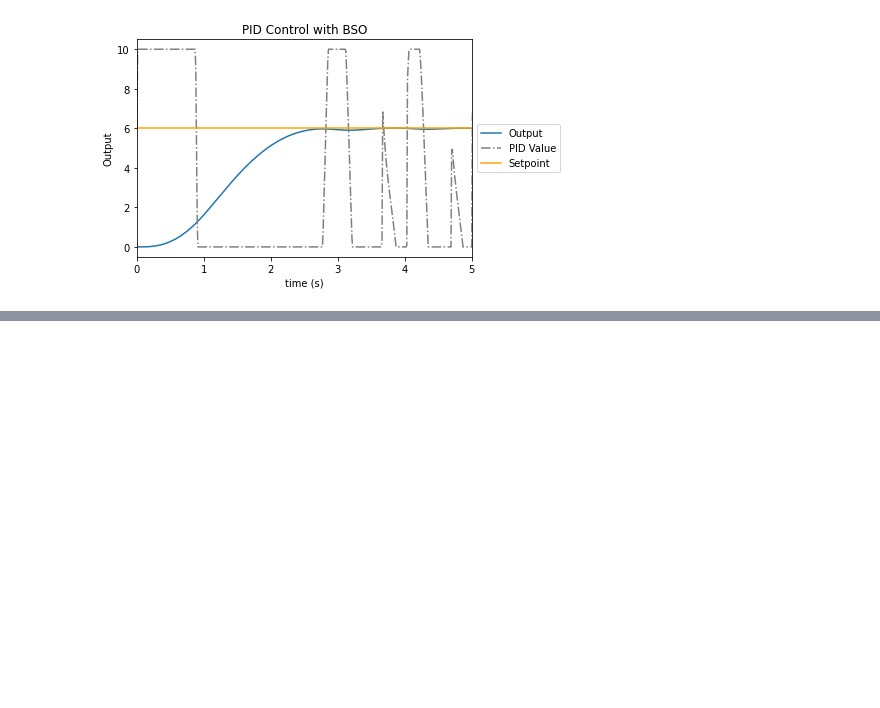
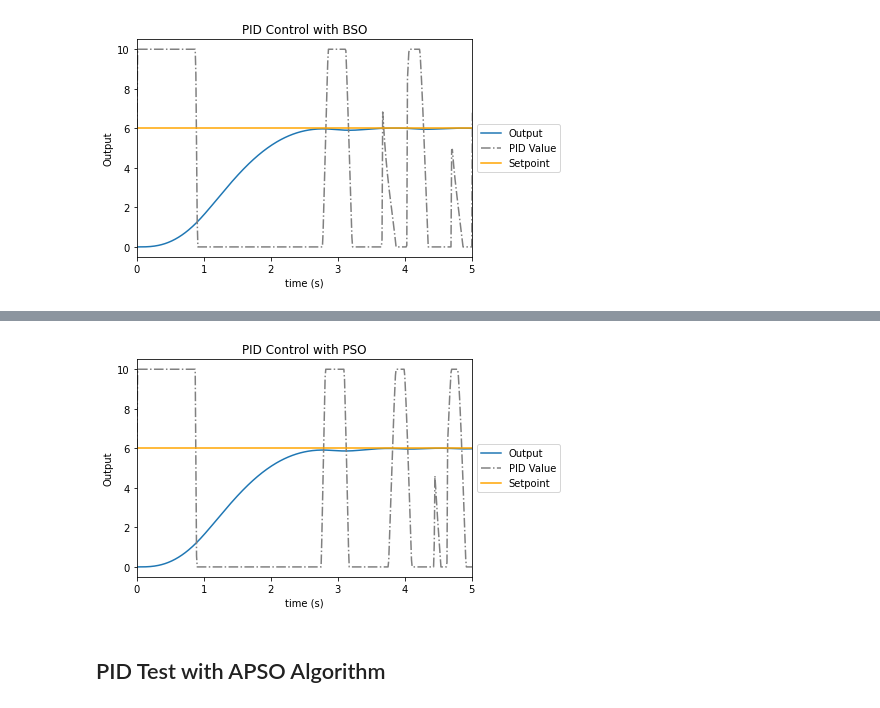
Before and after one commit to Vermillord/KP_Codes, a Jupyter notebook: KP_Notes.ipynb, the cells around one changed output, grey strips where cells are left out. Drawn from its saved outputs; the diff is of its cells as text; code cells hidden in the pictures; blank space fills up the shorter version.

```diff
--- a/KP_Notes.ipynb
+++ b/KP_Notes.ipynb
@@ -1753,0 +1903,2 @@ plt.show()
+# %%
+swarm = PSO(PIDcost, 3, 25, 0, 100, 100)
@@ -1753,0 +1923,16 @@ plt.show()
+# %%
+t_1, y_1, PID_1, err_1, u_1 = PID_Control(swarm[1], 0, 3)
+# %%
+plt.title("PID Control with PSO")
+plt.xlim(0,5)
+plt.xlabel("time (s)")
+plt.ylabel("Output")
+plt.plot(t_1, y_1, label='Output')
+plt.plot(t_1, PID_1, label='PID Value', color='gray', linestyle='-.')
+plt.plot(t_1, u_1, label='Setpoint', color='orange')
+plt.legend(loc='center left', bbox_to_anchor=(1, 0.5))
+plt.show()
+# %% [output]
+[figure, added]
+# %% [markdown]
+## PID Test with APSO Algorithm
```
Also changed, not shown: parts of 31 cells of this notebook.
